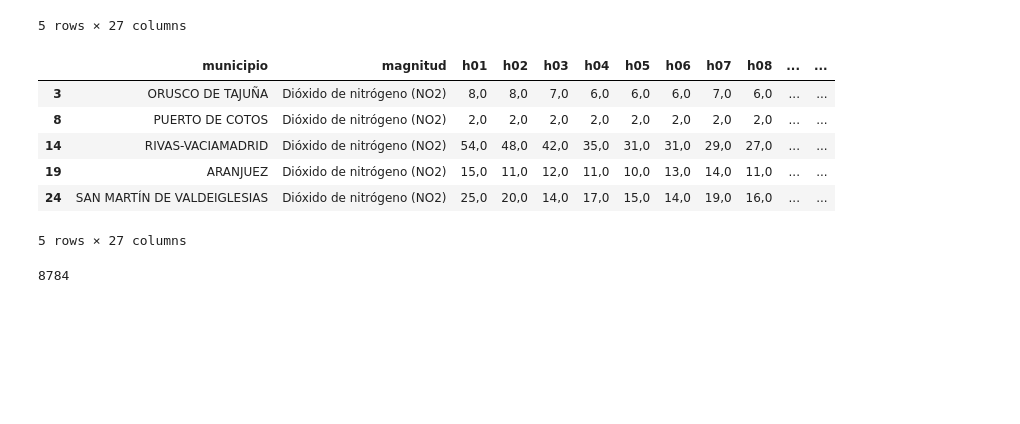
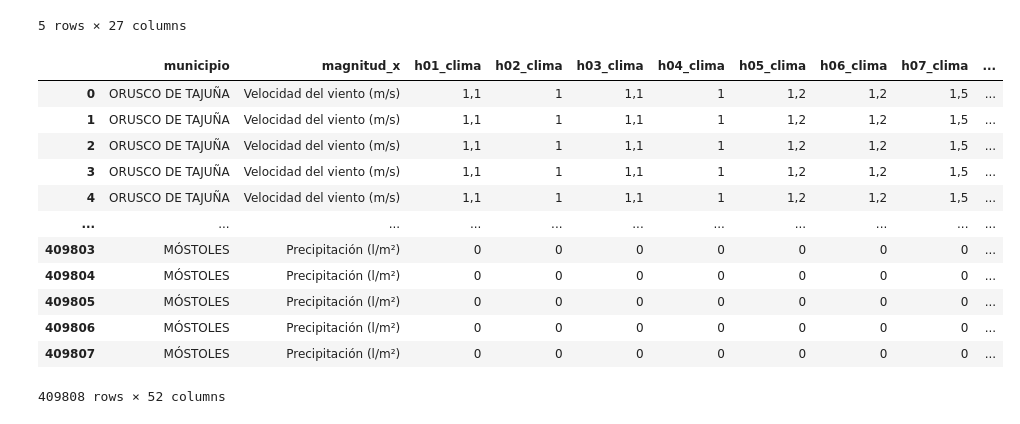
Before and after one commit to Yakondra/Final-project-air-quality, a Jupyter notebook: src/Air_quality.ipynb, the cells around one changed output. Cells and saved outputs as stored; diff of their text form; code cells hidden in the pictures; blank space fills up the shorter version.

Commit message:
merge pollution and weather

```diff
--- a/src/Air_quality.ipynb
+++ b/src/Air_quality.ipynb
@@ -268,20 +274,29 @@ weather_2020.head()
 | 3 | ORUSCO DE TAJUÑA | Humedad relativa (%) | 86 | 87 | 89 | 91 | 92 | 92 | 96 | 96 | ... | ... |
 | 4 | ORUSCO DE TAJUÑA | Presión atmosférica (mbar) | 946 | 946 | 945 | 945 | 944 | 945 | 946 | 947 | ... | ... |
 5 rows × 27 columns
-# %%
-no2 = pollution_2020[pollution_2020["magnitud"] == "Dióxido de nitrógeno (NO2)"]
-no2.head()
-# %% [output]
-|  | municipio | magnitud | h01 | h02 | h03 | h04 | h05 | h06 | h07 | h08 | ... | ... |
-| 3 | ORUSCO DE TAJUÑA | Dióxido de nitrógeno (NO2) | 8,0 | 8,0 | 7,0 | 6,0 | 6,0 | 6,0 | 7,0 | 6,0 | ... | ... |
-| 8 | PUERTO DE COTOS | Dióxido de nitrógeno (NO2) | 2,0 | 2,0 | 2,0 | 2,0 | 2,0 | 2,0 | 2,0 | 2,0 | ... | ... |
-| 14 | RIVAS-VACIAMADRID | Dióxido de nitrógeno (NO2) | 54,0 | 48,0 | 42,0 | 35,0 | 31,0 | 31,0 | 29,0 | 27,0 | ... | ... |
-| 19 | ARANJUEZ | Dióxido de nitrógeno (NO2) | 15,0 | 11,0 | 12,0 | 11,0 | 10,0 | 13,0 | 14,0 | 11,0 | ... | ... |
-| 24 | SAN MARTÍN DE VALDEIGLESIAS | Dióxido de nitrógeno (NO2) | 25,0 | 20,0 | 14,0 | 17,0 | 15,0 | 14,0 | 19,0 | 16,0 | ... | ... |
-5 rows × 27 columns
-# %%
-# Número de filas con magnitud "Dióxido de nitrógeno (NO2)
-count_no2 = pollution_2020[pollution_2020['magnitud'] == 'Dióxido de nitrógeno (NO2)'].shape[0]
-count_no2
-# %% [output]
-8784
+# %%
+air_quality_2020 = pd.merge(pollution_2020, weather_2020, on= ["fecha", "municipio"])
+
+hour_pollution = [f'{col}_cont' if col.startswith("h") else col for col in pollution_2020.columns]
+hour_weather = [f'{col}_clima' if col.startswith("h") else col for col in weather_2020.columns]
+
+pollution_2020.columns = hour_pollution
+weather_2020.columns = hour_weather
+
+air_quality_2020 = pd.merge(weather_2020, pollution_2020, on= ["fecha", "municipio"])
+
+air_quality_2020
+# %% [output]
+|  | municipio | magnitud_x | h01_clima | h02_clima | h03_clima | h04_clima | h05_clima | h06_clima | h07_clima | ... |
+| 0 | ORUSCO DE TAJUÑA | Velocidad del viento (m/s) | 1,1 | 1 | 1,1 | 1 | 1,2 | 1,2 | 1,5 | ... |
+| 1 | ORUSCO DE TAJUÑA | Velocidad del viento (m/s) | 1,1 | 1 | 1,1 | 1 | 1,2 | 1,2 | 1,5 | ... |
+| 2 | ORUSCO DE TAJUÑA | Velocidad del viento (m/s) | 1,1 | 1 | 1,1 | 1 | 1,2 | 1,2 | 1,5 | ... |
+| 3 | ORUSCO DE TAJUÑA | Velocidad del viento (m/s) | 1,1 | 1 | 1,1 | 1 | 1,2 | 1,2 | 1,5 | ... |
+| 4 | ORUSCO DE TAJUÑA | Velocidad del viento (m/s) | 1,1 | 1 | 1,1 | 1 | 1,2 | 1,2 | 1,5 | ... |
+| ... | ... | ... | ... | ... | ... | ... | ... | ... | ... | ... |
+| 409803 | MÓSTOLES | Precipitación (l/m²) | 0 | 0 | 0 | 0 | 0 | 0 | 0 | ... |
+| 409804 | MÓSTOLES | Precipitación (l/m²) | 0 | 0 | 0 | 0 | 0 | 0 | 0 | ... |
+| 409805 | MÓSTOLES | Precipitación (l/m²) | 0 | 0 | 0 | 0 | 0 | 0 | 0 | ... |
+| 409806 | MÓSTOLES | Precipitación (l/m²) | 0 | 0 | 0 | 0 | 0 | 0 | 0 | ... |
+| 409807 | MÓSTOLES | Precipitación (l/m²) | 0 | 0 | 0 | 0 | 0 | 0 | 0 | ... |
+409808 rows × 52 columns
```
Also changed, not shown: parts of 10 cells of this notebook, 1 other file.
